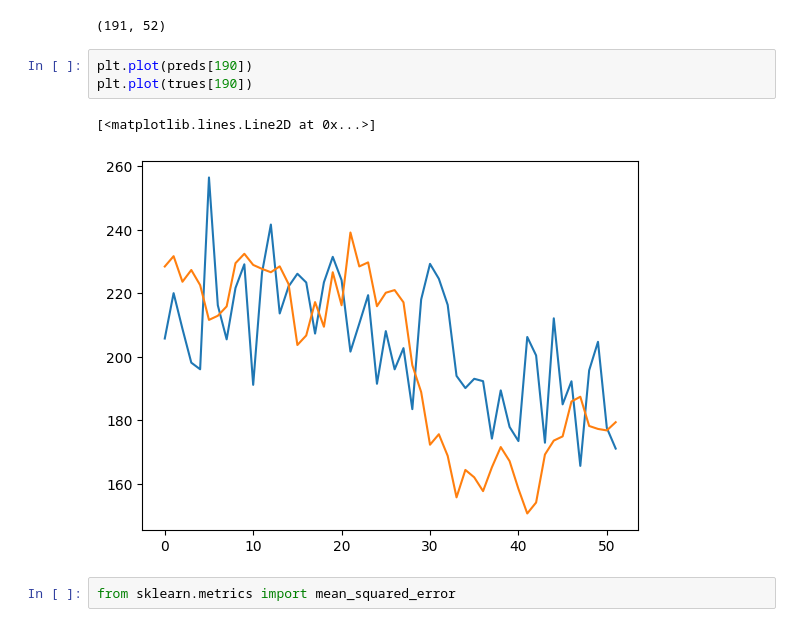
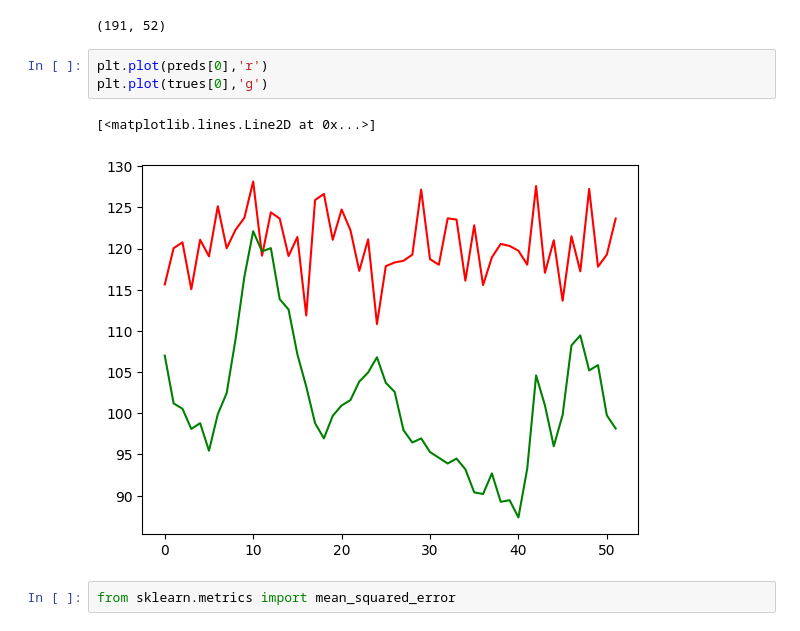
Before and after one commit to FranciscoSotoU/Time-Series-Library, a Jupyter notebook: exploration.ipynb, the cells around one changed output. Cells and saved outputs as stored; diff of their text form.

```diff
--- a/exploration.ipynb
+++ b/exploration.ipynb
@@ -45,11 +45,11 @@ trues.shape
 # %% [output]
 (191, 52)
 # %%
-plt.plot(preds[190])
-plt.plot(trues[190])
+plt.plot(preds[0],'r')
+plt.plot(trues[0],'g')
 # %% [output]
 [<matplotlib.lines.Line2D at 0x...>]
-[figure, old version]
+[figure, new version]
 # %%
 from sklearn.metrics import mean_squared_error
 # %%
```
Also changed, not shown: 5 other files.
